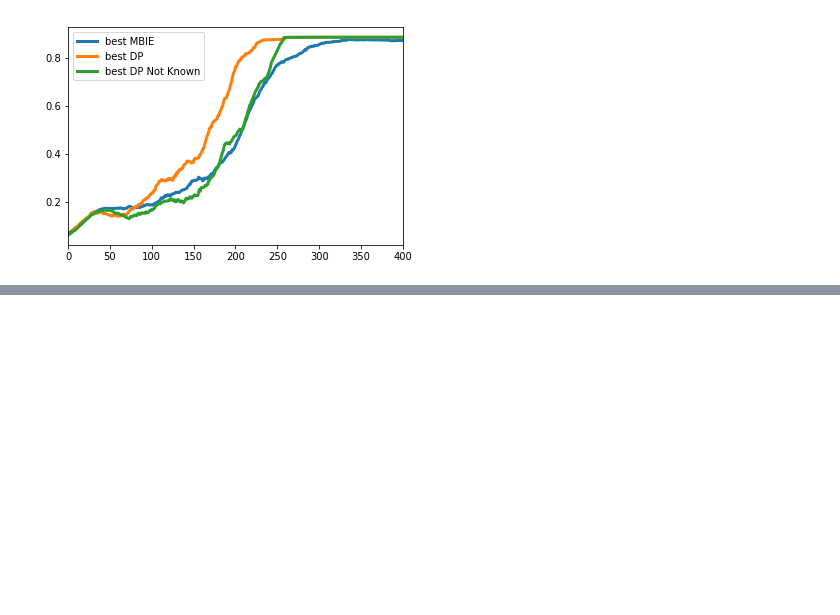
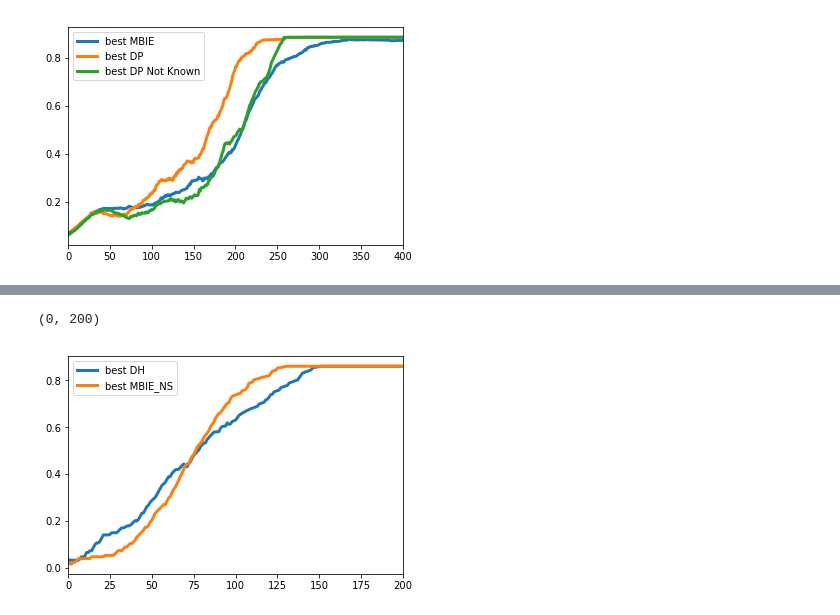
Before and after one commit to Rkeramati/crl, a Jupyter notebook: gridworld/An.ipynb, the cells around one changed output, grey strips where cells are left out. Saved outputs shown, nothing was run; the diff lists cells and outputs as text; code cells hidden in the pictures; blank space fills up the shorter version.

```diff
--- a/gridworld/An.ipynb
+++ b/gridworld/An.ipynb
@@ -346,0 +414,12 @@ plt.xlim([0, 400])
+# %%
+resDH = np.mean(np.mean(np.load(res_dh[0])[:,:,:,1], axis = 1), axis = 0)
+resMBIEN = np.mean(np.mean(np.load(res_mbien[0])[:,:,:,1], axis = 1), axis = 0)
+
+plt.plot(mv(resDH, 50), linewidth=3, label='best DH')
+plt.plot(mv(resMBIEN, 50), linewidth=3, label='best MBIE_NS')
+
+plt.legend()
+plt.xlim([0, 200])
+# %% [output]
+(0, 200)
+[figure, added]
```
Also changed, not shown: parts of 5 cells of this notebook, 2 other files.
